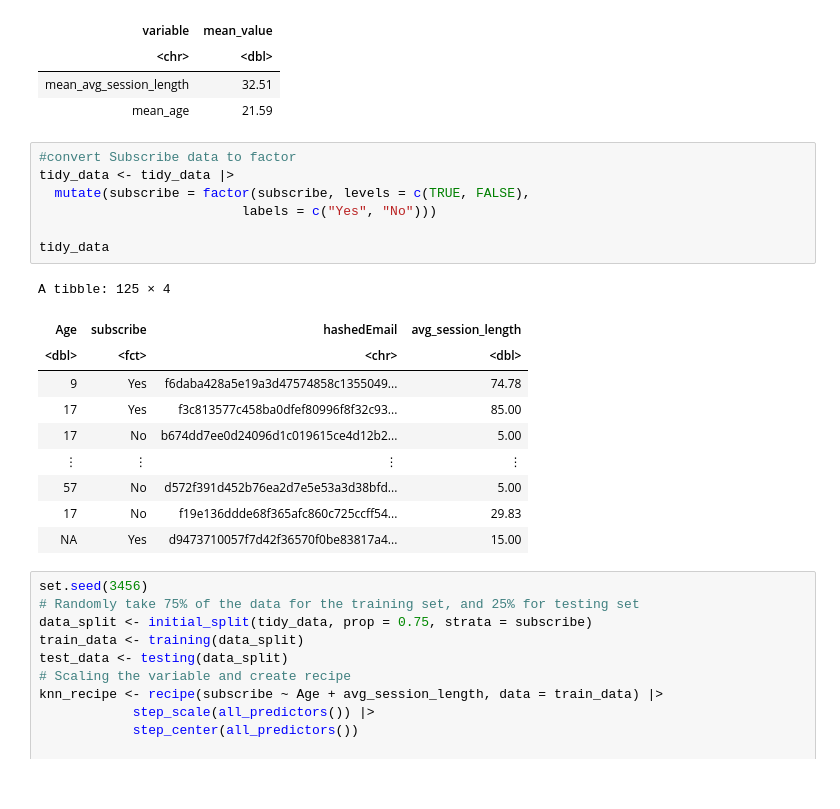
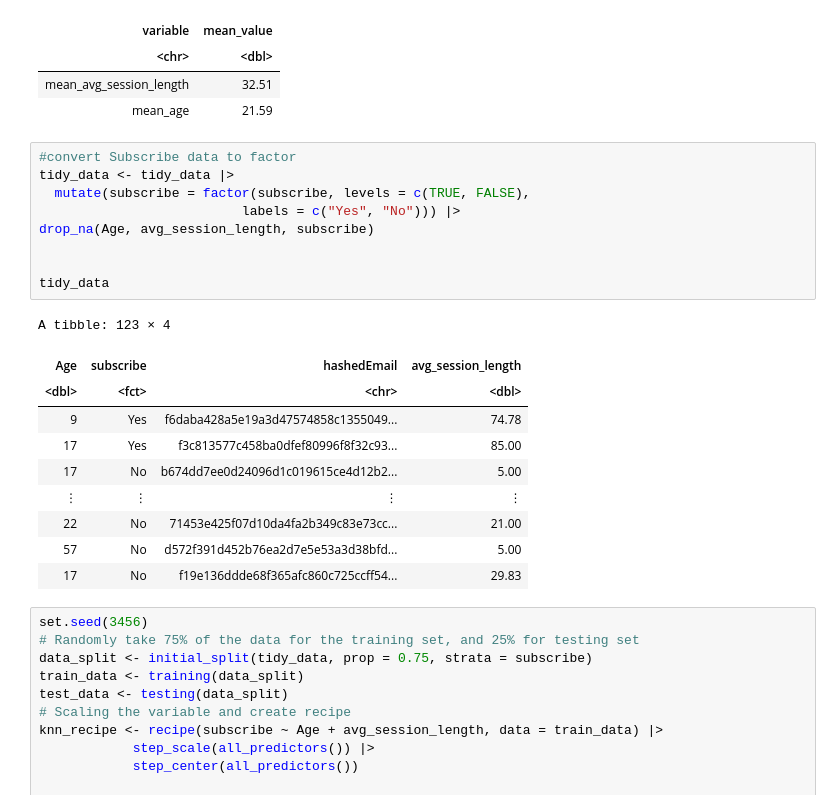
Before and after one commit to mcheng250/DSCI_Project_final_report, a Jupyter notebook: group 43 dsci project.ipynb, the cells around one changed output. Saved outputs shown, nothing was run; the diff lists cells and outputs as text.

```diff
--- a/group 43 dsci project.ipynb
+++ b/group 43 dsci project.ipynb
@@ -149,21 +149,23 @@ A tibble: 2 × 2
 # %%
 #convert Subscribe data to factor
 tidy_data <- tidy_data |>
   mutate(subscribe = factor(subscribe, levels = c(TRUE, FALSE),
-                          labels = c("Yes", "No")))
+                          labels = c("Yes", "No"))) |>
+drop_na(Age, avg_session_length, subscribe)
+
 
 tidy_data
 # %% [output]
-A tibble: 125 × 4
+A tibble: 123 × 4
 | Age | subscribe | hashedEmail | avg_session_length |
 | <dbl> | <fct> | <chr> | <dbl> |
 | 9 | Yes | f6daba428a5e19a3d47574858c1355049... | 74.78 |
 | 17 | Yes | f3c813577c458ba0dfef80996f8f32c93... | 85.00 |
 | 17 | No | b674dd7ee0d24096d1c019615ce4d12b2... | 5.00 |
 | ⋮ | ⋮ | ⋮ | ⋮ |
+| 22 | No | 71453e425f07d10da4fa2b349c83e73cc... | 21.00 |
 | 57 | No | d572f391d452b76ea2d7e5e53a3d38bfd... | 5.00 |
 | 17 | No | f19e136ddde68f365afc860c725ccff54... | 29.83 |
-| NA | Yes | d9473710057f7d42f36570f0be83817a4... | 15.00 |
 # %%
 set.seed(3456)
 # Randomly take 75% of the data for the training set, and 25% for testing set
```
Also changed, not shown: parts of 7 cells of this notebook.
